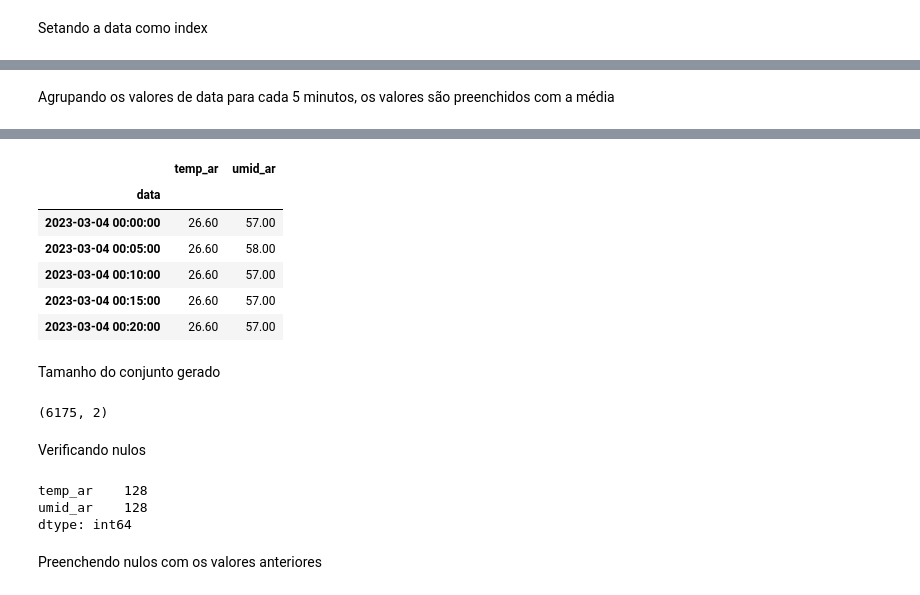
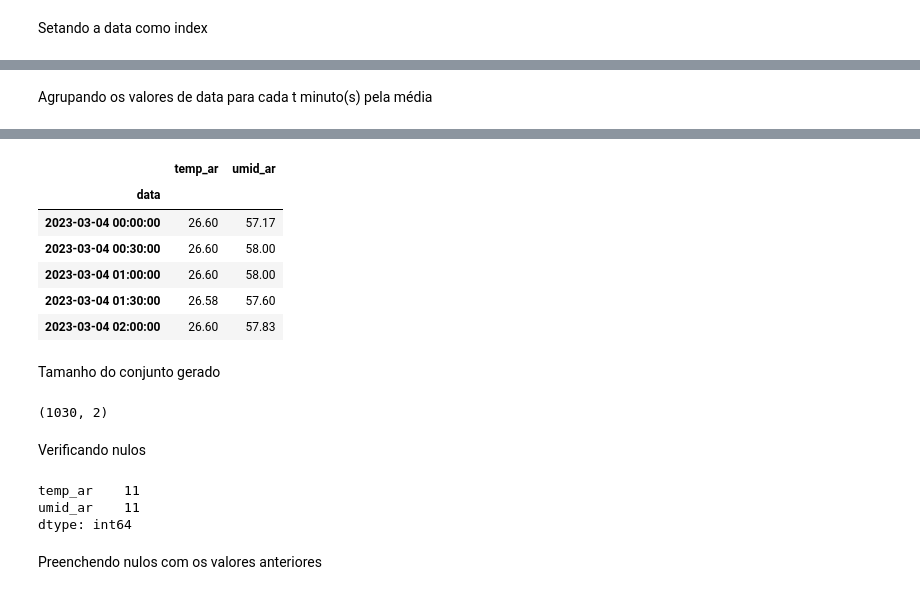
Before and after one commit to marianapiccolo/projeto-integrador-iv, a Jupyter notebook: PI_IV.ipynb, the cells around one changed output, grey strips where cells are left out. Saved outputs shown, nothing was run; the diff lists cells and outputs as text; code cells hidden in the pictures.

```diff
--- a/PI_IV.ipynb
+++ b/PI_IV.ipynb
@@ -325,3 +327,5 @@ Wall time: 493 ms
+# %%
+minutos = 30
 # %% [markdown]
 Setando a data como index
 # %%
@@ -346,7 +350,7 @@ serie
 # %% [markdown]
-Agrupando os valores de data para cada 5 minutos, os valores são preenchidos com a média
+Agrupando os valores de data para cada t minuto(s) pela média
 # %%
 %%time
-dados_agrupados_minutos = serie.resample('5T').mean()
+dados_agrupados_minutos = serie.resample(str(minutos) + 'T').mean()
 dados_agrupados_minutos.head()
 # %% [output]
@@ -355,23 +359,23 @@ Wall time: 1.68 s
 |  | temp_ar | umid_ar |
 | data |  |  |
-| 2023-03-04 00:00:00 | 26.60 | 57.00 |
-| 2023-03-04 00:05:00 | 26.60 | 58.00 |
-| 2023-03-04 00:10:00 | 26.60 | 57.00 |
-| 2023-03-04 00:15:00 | 26.60 | 57.00 |
-| 2023-03-04 00:20:00 | 26.60 | 57.00 |
+| 2023-03-04 00:00:00 | 26.60 | 57.17 |
+| 2023-03-04 00:30:00 | 26.60 | 58.00 |
+| 2023-03-04 01:00:00 | 26.60 | 58.00 |
+| 2023-03-04 01:30:00 | 26.58 | 57.60 |
+| 2023-03-04 02:00:00 | 26.60 | 57.83 |
 # %% [markdown]
 Tamanho do conjunto gerado
 # %%
 dados_agrupados_minutos.shape
 # %% [output]
-(6175, 2)
+(1030, 2)
 # %% [markdown]
 Verificando nulos
 # %%
 dados_agrupados_minutos.isnull().sum()
 # %% [output]
-temp_ar    128
-umid_ar    128
+temp_ar    11
+umid_ar    11
 dtype: int64
 # %% [markdown]
 Preenchendo nulos com os valores anteriores
```
Also changed, not shown: parts of 24 cells of this notebook.
